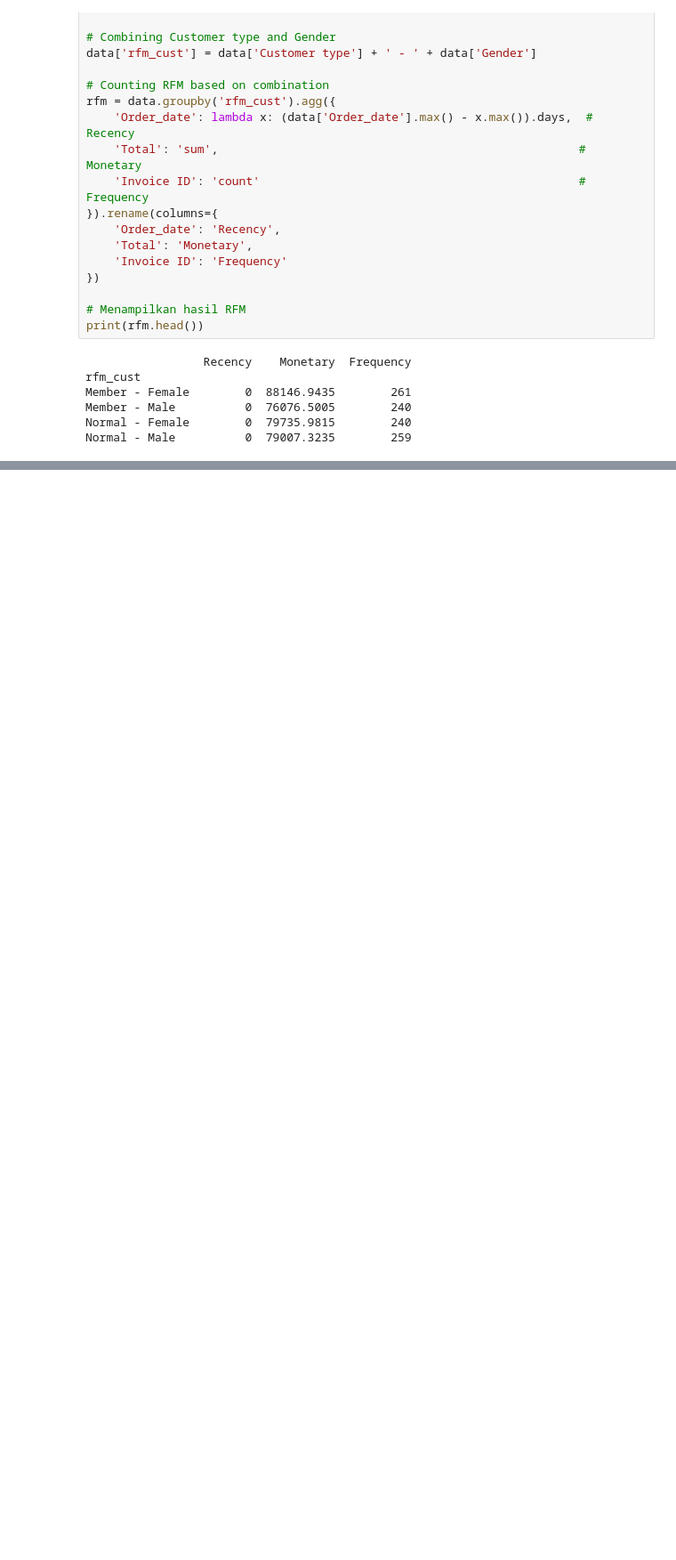
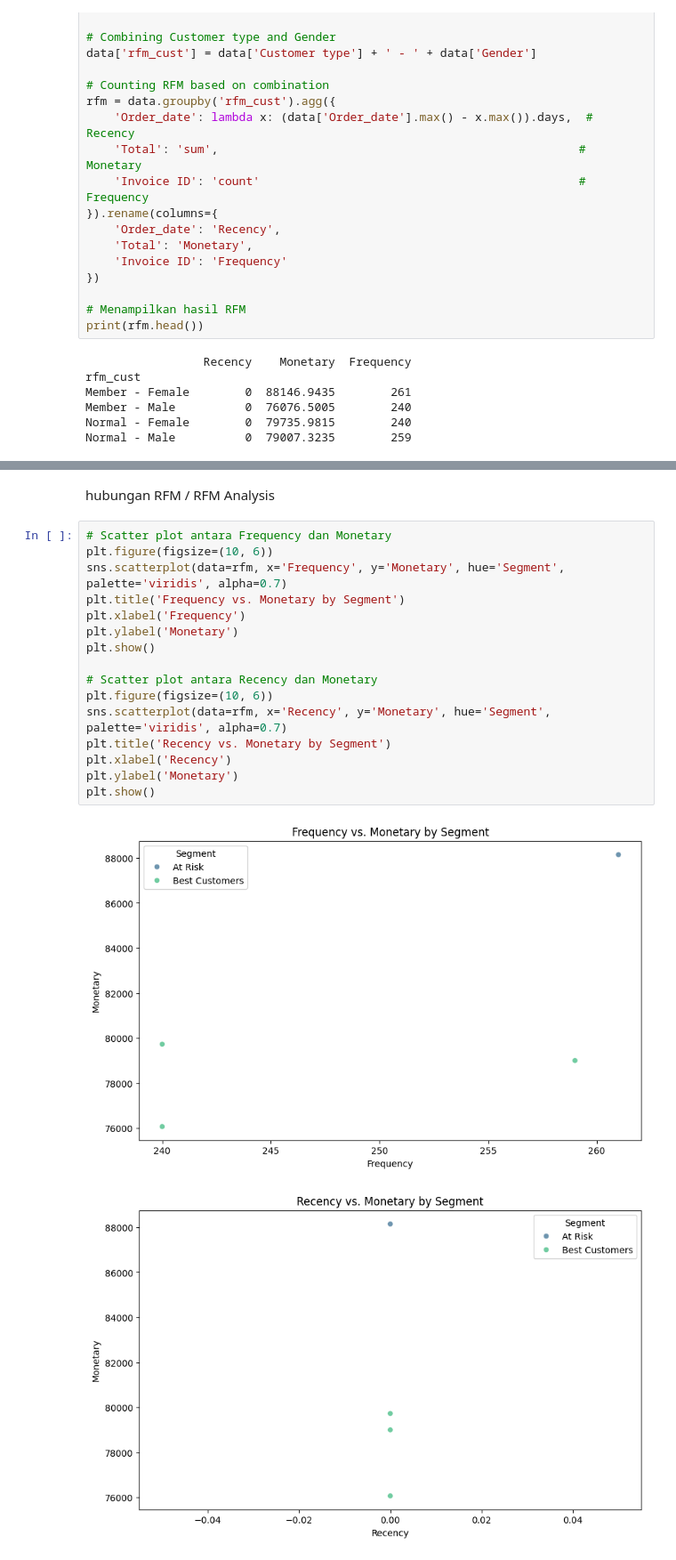
Before and after one commit to AngeloDusu/EDA-Sales-Analysis, a Jupyter notebook: Codes/EDA-Sales-Analysis.ipynb, the cells around one changed output, grey strips where cells are left out. Shown at 89% size. Drawn from its saved outputs; the diff is of its cells as text; blank space fills up the shorter version.

```diff
--- a/Codes/EDA-Sales-Analysis.ipynb
+++ b/Codes/EDA-Sales-Analysis.ipynb
@@ -280,0 +314,21 @@ rfm['RFM_segment'] = rfm.apply(lambda x: f"{x['Recency']}-{x['Frequency']}-{x['M
+# %% [markdown]
+hubungan RFM / RFM Analysis
+# %%
+# Scatter plot antara Frequency dan Monetary
+plt.figure(figsize=(10, 6))
+sns.scatterplot(data=rfm, x='Frequency', y='Monetary', hue='Segment', palette='viridis', alpha=0.7)
+plt.title('Frequency vs. Monetary by Segment')
+plt.xlabel('Frequency')
+plt.ylabel('Monetary')
+plt.show()
+
+# Scatter plot antara Recency dan Monetary
+plt.figure(figsize=(10, 6))
+sns.scatterplot(data=rfm, x='Recency', y='Monetary', hue='Segment', palette='viridis', alpha=0.7)
+plt.title('Recency vs. Monetary by Segment')
+plt.xlabel('Recency')
+plt.ylabel('Monetary')
+plt.show()
+# %% [output]
+[figure, added]
+[figure, added]
```
Also changed, not shown: parts of 17 cells of this notebook.
